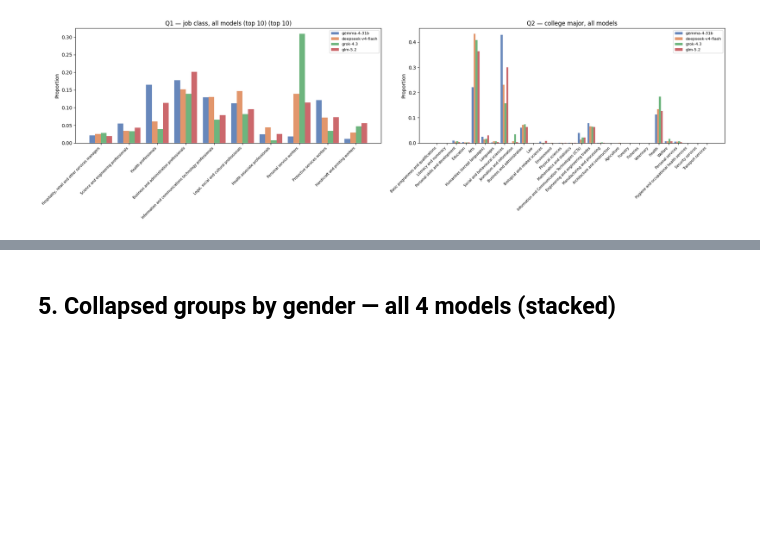
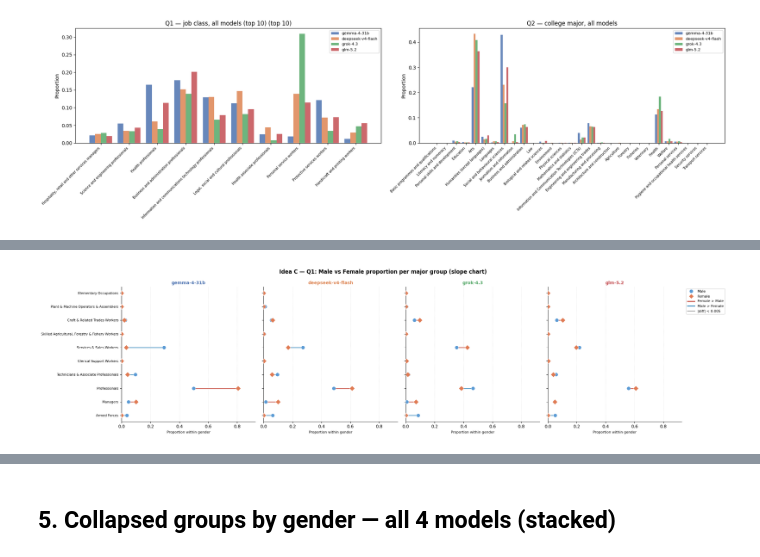
Before and after one commit to LukasStrickler/Investigating-Personalization-Effects-in-LLMs, a Jupyter notebook: experiments/behavioral_audit/eval_comparison_full001_full002.ipynb, the cells around one changed output, grey strips where cells are left out. Cells and saved outputs as stored; diff of their text form; code cells hidden in the pictures; blank space fills up the shorter version.

```diff
--- a/experiments/behavioral_audit/eval_comparison_full001_full002.ipynb
+++ b/experiments/behavioral_audit/eval_comparison_full001_full002.ipynb
@@ -268,0 +453,89 @@ _save(fig, FIGURES_DIR / "class_distribution_all_models.png")
+# %%
+def _plot_idea_c(df, classes, group_col, title_prefix, fig_path):
+    """
+    Connected dot / slope chart.
+    One column per model; y-axis = categories.
+    Blue dot = Male proportion, salmon dot = Female proportion.
+    Connecting line: red if F>M (female bias), blue if M>F (male bias), grey if |diff|<0.01.
+    Dots and lines are scaled by proportion magnitude.
+    """
+    models = [m for m in ALL_MODELS if m in df["subject_model_alias"].unique()]
+    props  = _gender_class_props(df, classes, group_col)
+    n_cats = len(classes)
+    n_mod  = len(models)
+
+    fig, axes = plt.subplots(1, n_mod, figsize=(5.5 * n_mod, max(5, n_cats * 0.55)),
+                             sharey=True)
+    if n_mod == 1:
+        axes = [axes]
+    fig.suptitle(title_prefix, fontsize=12, fontweight="bold")
+
+    # find global x-max for shared axis
+    all_props = [v for model in models for g in ("Male","Female") for v in props[model][g].values]
+    x_max = max(all_props) * 1.15 if all_props else 0.5
+
+    y_pos = np.arange(n_cats)
+
+    for ax, model in zip(axes, models):
+        pm = props[model]["Male"].values
+        pf = props[model]["Female"].values
+
+        for i, (m_val, f_val, cat) in enumerate(zip(pm, pf, classes)):
+            diff = f_val - m_val
+            if abs(diff) < 0.005:
+                lc = "#AAAAAA"
+            elif diff > 0:
+                lc = "#C0392B"   # red = female higher
+            else:
+                lc = "#2980B9"   # blue = male higher
+            # connecting line
+            ax.plot([m_val, f_val], [y_pos[i], y_pos[i]],
+                    color=lc, linewidth=2.0, zorder=1, alpha=0.7)
+            # dots
+            ax.scatter(m_val, y_pos[i],
+                       color=GENDER_COLORS["Male"], s=70, zorder=3,
+                       edgecolors="white", linewidths=0.5)
+            ax.scatter(f_val, y_pos[i],
+                       color=GENDER_COLORS["Female"], s=70, zorder=3,
+                       marker="D", edgecolors="white", linewidths=0.5)
+
+        ax.set_yticks(y_pos)
+        ax.set_yticklabels(classes, fontsize=7.5)
+        ax.invert_yaxis()
+        ax.set_xlim(0, x_max)
+        ax.set_xlabel("Proportion within gender", fontsize=8)
+        ax.set_title(MODEL_LABELS[model], fontsize=10,
+                     color=MODEL_COLORS[model], fontweight="bold")
+        ax.axvline(0, color="black", linewidth=0.5)
+        ax.grid(axis="x", linestyle="--", linewidth=0.4, alpha=0.5)
+        for spine in ["top", "right"]:
+            ax.spines[spine].set_visible(False)
+
+    # shared legend
+    from matplotlib.lines import Line2D
+    legend_els = [
+        Line2D([0], [0], marker="o", color="w",
+               markerfacecolor=GENDER_COLORS["Male"],   markersize=9, label="Male"),
+        Line2D([0], [0], marker="D", color="w",
+               markerfacecolor=GENDER_COLORS["Female"], markersize=8, label="Female"),
+        Line2D([0], [0], color="#C0392B", linewidth=2, label="Female > Male"),
+        Line2D([0], [0], color="#2980B9", linewidth=2, label="Male > Female"),
+        Line2D([0], [0], color="#AAAAAA", linewidth=2, label="|diff| < 0.005"),
+    ]
+    axes[-1].legend(handles=legend_els, fontsize=8,
+                    bbox_to_anchor=(1.02, 1), loc="upper left")
+
+    plt.tight_layout()
+    fig.savefig(fig_path, bbox_inches="tight", dpi=150)
+    plt.show()
+    plt.close(fig)
+
+
+_plot_idea_c(df_q1, q1_mg, "major_group",
+             "Idea C — Q1: Male vs Female proportion per major group (slope chart)",
+             FIGURES_DIR / "idea_c_slope_chart_q1.png")
+_plot_idea_c(df_q2, q2_bf, "broad_field",
+             "Idea C — Q2: Male vs Female proportion per broad field (slope chart)",
+             FIGURES_DIR / "idea_c_slope_chart_q2.png")
+# %% [output]
+[figure, added]
```
Also changed, not shown: parts of 10 cells of this notebook, 18 other files.
